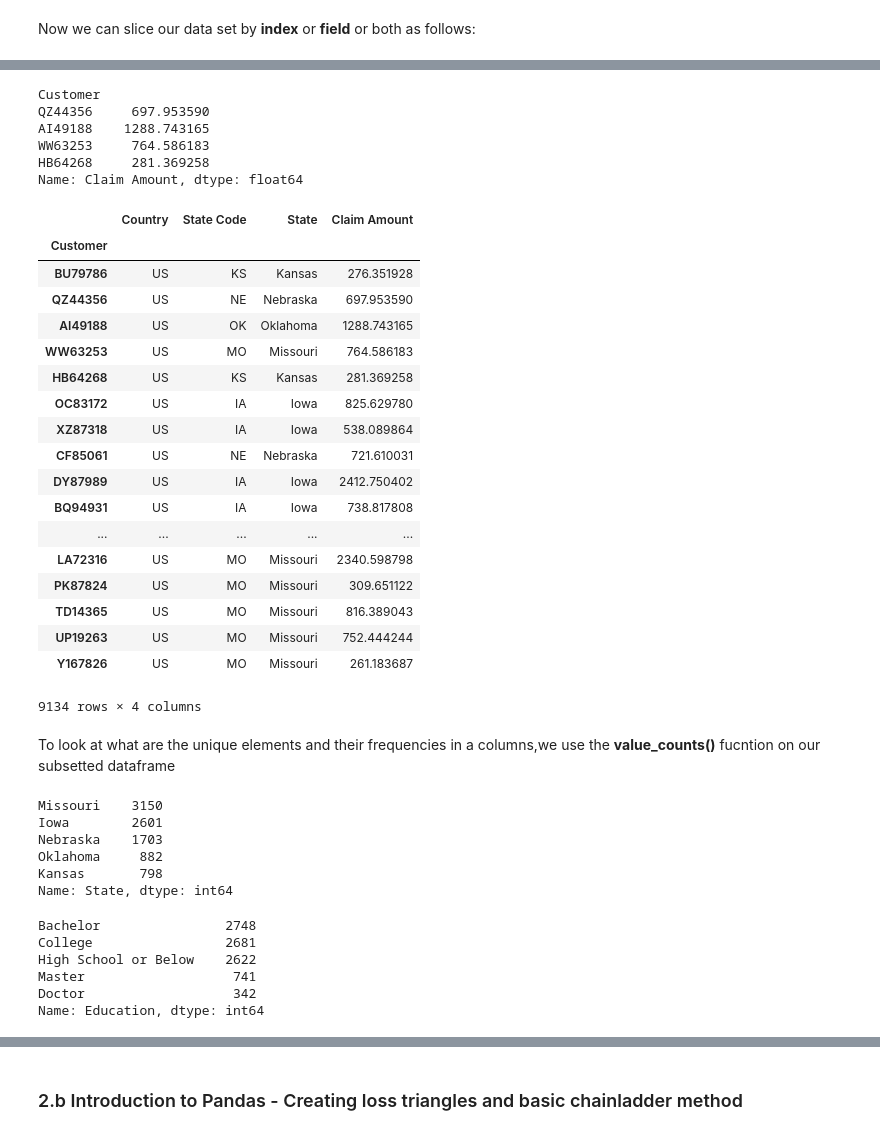
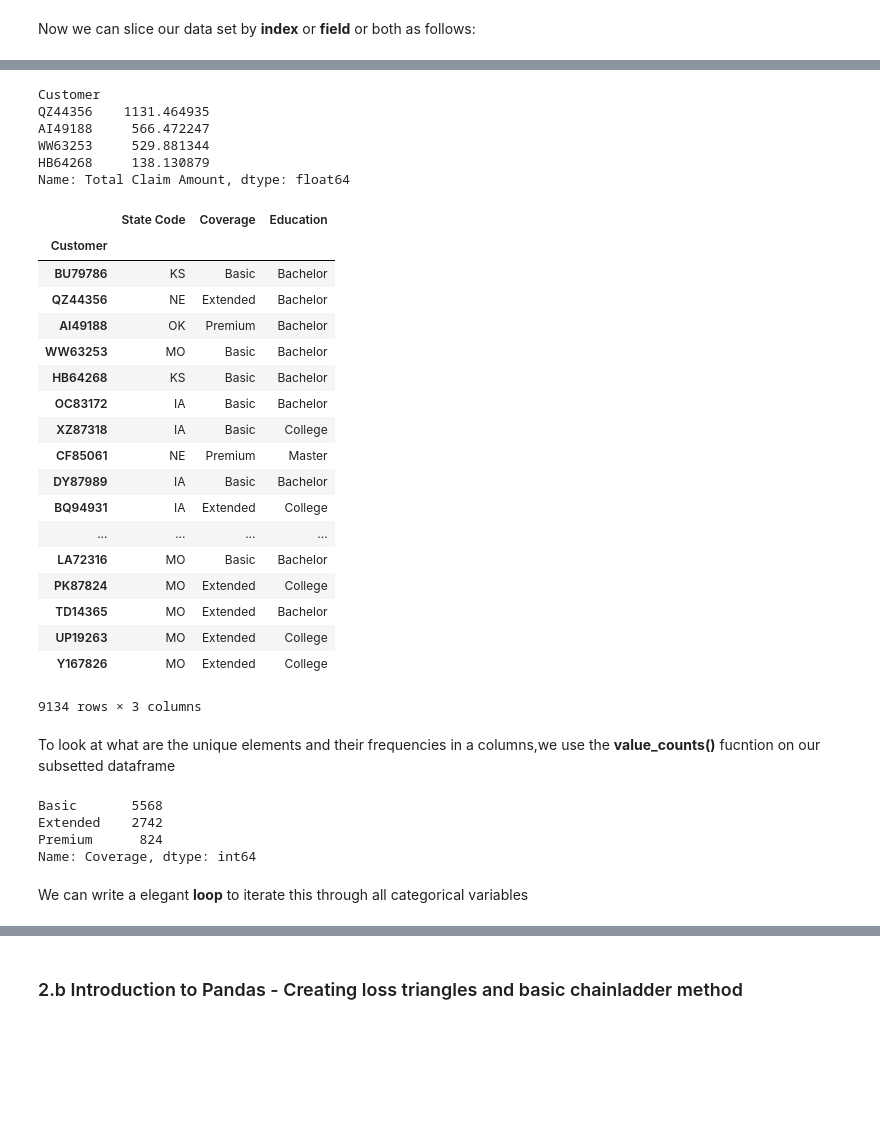
Before and after one commit to penguinpompom/SAS_afternoon_talk, a Jupyter notebook: Pandas/SAS Introduction to Python.ipynb, the cells around one changed output, grey strips where cells are left out. Drawn from its saved outputs; the diff is of its cells as text; code cells hidden in the pictures; blank space fills up the shorter version.

```diff
--- a/Pandas/SAS Introduction to Python.ipynb
+++ b/Pandas/SAS Introduction to Python.ipynb
@@ -218,52 +213,43 @@ Vehicle Size                  Medsize
 Name: AI49188, dtype: object
 # %%
-df.loc['QZ44356':'HB64268','Claim Amount']
+df.loc['QZ44356':'HB64268','Total Claim Amount']
 # %% [output]
 Customer
-QZ44356     697.953590
-AI49188    1288.743165
-WW63253     764.586183
-HB64268     281.369258
-Name: Claim Amount, dtype: float64
+QZ44356    1131.464935
+AI49188     566.472247
+WW63253     529.881344
+HB64268     138.130879
+Name: Total Claim Amount, dtype: float64
 # %%
-df.iloc[:,:4]
+df.iloc[:,:3]
 # %% [output]
-|  | Country | State Code | State | Claim Amount |
-| Customer |  |  |  |  |
-| BU79786 | US | KS | Kansas | 276.351928 |
-| QZ44356 | US | NE | Nebraska | 697.953590 |
-| AI49188 | US | OK | Oklahoma | 1288.743165 |
-| WW63253 | US | MO | Missouri | 764.586183 |
-| HB64268 | US | KS | Kansas | 281.369258 |
-| OC83172 | US | IA | Iowa | 825.629780 |
-| XZ87318 | US | IA | Iowa | 538.089864 |
-| CF85061 | US | NE | Nebraska | 721.610031 |
-| DY87989 | US | IA | Iowa | 2412.750402 |
-| BQ94931 | US | IA | Iowa | 738.817808 |
-| ... | ... | ... | ... | ... |
-| LA72316 | US | MO | Missouri | 2340.598798 |
-| PK87824 | US | MO | Missouri | 309.651122 |
-| TD14365 | US | MO | Missouri | 816.389043 |
-| UP19263 | US | MO | Missouri | 752.444244 |
-| Y167826 | US | MO | Missouri | 261.183687 |
+|  | State Code | Coverage | Education |
+| Customer |  |  |  |
+| BU79786 | KS | Basic | Bachelor |
+| QZ44356 | NE | Extended | Bachelor |
+| AI49188 | OK | Premium | Bachelor |
+| WW63253 | MO | Basic | Bachelor |
+| HB64268 | KS | Basic | Bachelor |
+| OC83172 | IA | Basic | Bachelor |
+| XZ87318 | IA | Basic | College |
+| CF85061 | NE | Premium | Master |
+| DY87989 | IA | Basic | Bachelor |
+| BQ94931 | IA | Extended | College |
+| ... | ... | ... | ... |
+| LA72316 | MO | Basic | Bachelor |
+| PK87824 | MO | Extended | College |
+| TD14365 | MO | Extended | Bachelor |
+| UP19263 | MO | Extended | College |
+| Y167826 | MO | Extended | College |
-9134 rows × 4 columns
+9134 rows × 3 columns
 # %% [markdown]
 To look at what are the unique elements and their frequencies in a columns,we use the **value_counts()** fucntion on our subsetted dataframe
 # %%
-df['State'].value_counts()
+df['Coverage'].value_counts()
 # %% [output]
-Missouri    3150
-Iowa        2601
-Nebraska    1703
-Oklahoma     882
-Kansas       798
-Name: State, dtype: int64
+Basic       5568
+Extended    2742
+Premium      824
+Name: Coverage, dtype: int64
-# %%
-df['Education'].value_counts()
-# %% [output]
-Bachelor                2748
-College                 2681
-High School or Below    2622
-Master                   741
-Doctor                   342
-Name: Education, dtype: int64
+# %% [markdown]
+We can write a elegant **loop** to iterate this through all categorical variables
```
Also changed, not shown: parts of 33 cells of this notebook, 2 other files.
